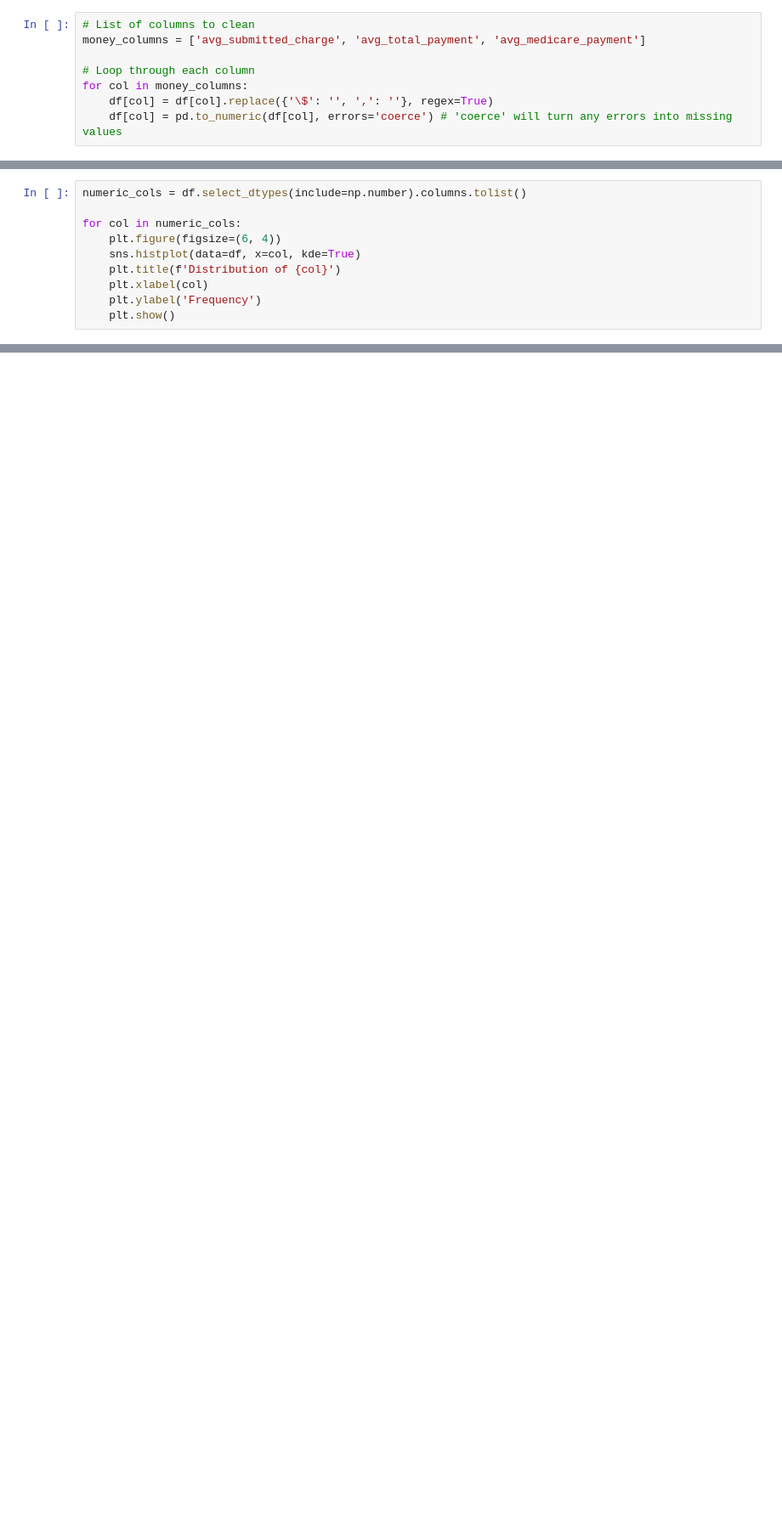
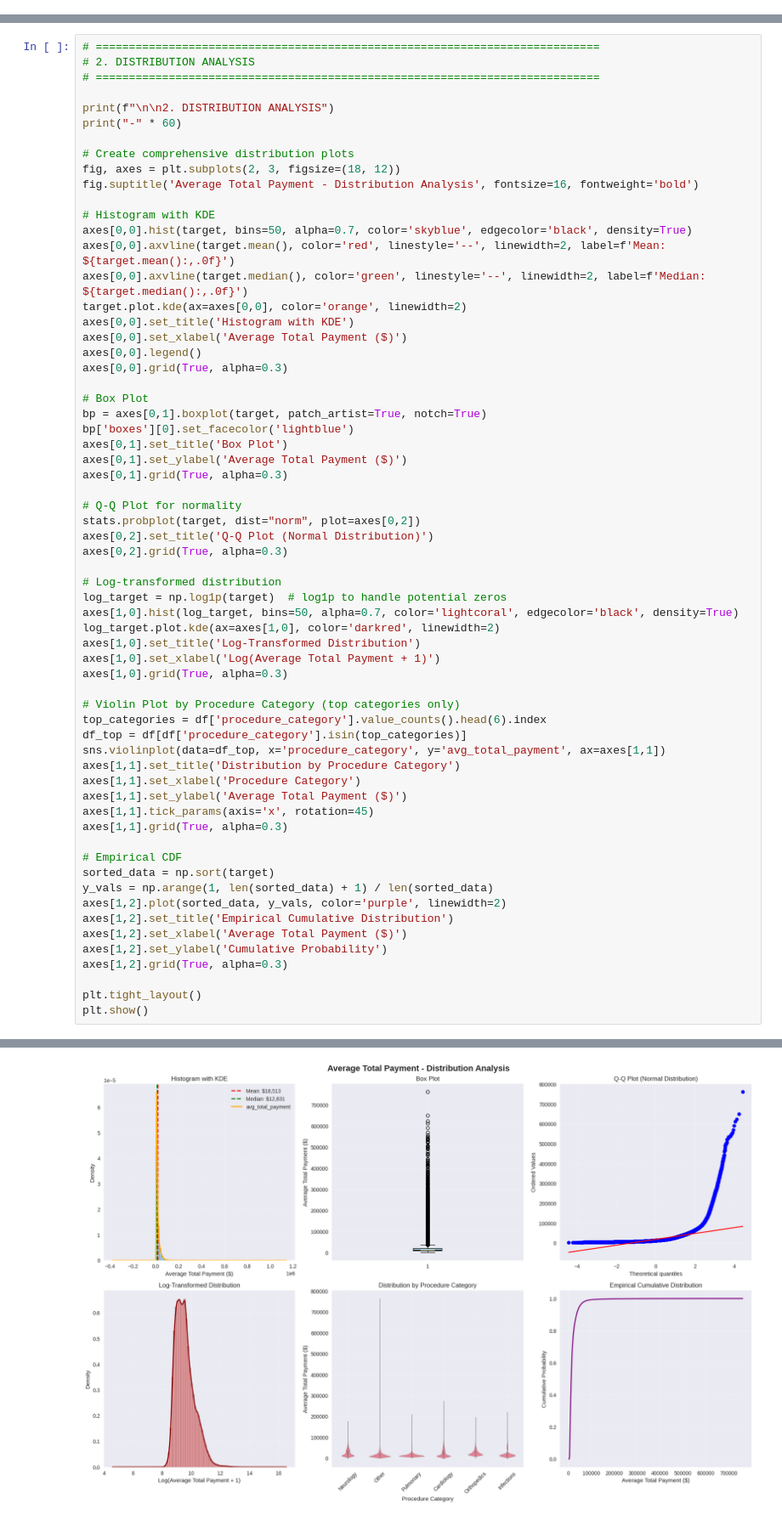
Before and after one commit to amrgaberM/medical-cost-predictor, a Jupyter notebook: notebooks/4_phase_2_data_cleaning_and_eda.ipynb, the cells around one changed output, grey strips where cells are left out. Shown at 85% size. Saved outputs shown, nothing was run; the diff lists cells and outputs as text; blank space fills up the shorter version.

```diff
--- a/notebooks/4_phase_2_data_cleaning_and_eda.ipynb
+++ b/notebooks/4_phase_2_data_cleaning_and_eda.ipynb
@@ -145,8 +0,0 @@ memory usage: 7.8+ MB
-# %%
-# List of columns to clean
-money_columns = ['avg_submitted_charge', 'avg_total_payment', 'avg_medicare_payment']
-
-# Loop through each column
-for col in money_columns:
-    df[col] = df[col].replace({'\$': '', ',': ''}, regex=True)
-    df[col] = pd.to_numeric(df[col], errors='coerce') # 'coerce' will turn any errors into missing values
@@ -202,10 +0,0 @@ An initial statistical summary of the cleaned CMS Inpatient Hospital data has pr
-# %%
-numeric_cols = df.select_dtypes(include=np.number).columns.tolist()
-
-for col in numeric_cols:
-    plt.figure(figsize=(6, 4))
-    sns.histplot(data=df, x=col, kde=True)
-    plt.title(f'Distribution of {col}')
-    plt.xlabel(col)
-    plt.ylabel('Frequency')
-    plt.show()
@@ -305,0 +151,64 @@ Name: count, dtype: int64
+# %%
+# ============================================================================
+# 2. DISTRIBUTION ANALYSIS
+# ============================================================================
+
+print(f"\n\n2. DISTRIBUTION ANALYSIS")
+print("-" * 60)
+
+# Create comprehensive distribution plots
+fig, axes = plt.subplots(2, 3, figsize=(18, 12))
+fig.suptitle('Average Total Payment - Distribution Analysis', fontsize=16, fontweight='bold')
+
+# Histogram with KDE
+axes[0,0].hist(target, bins=50, alpha=0.7, color='skyblue', edgecolor='black', density=True)
+axes[0,0].axvline(target.mean(), color='red', linestyle='--', linewidth=2, label=f'Mean: ${target.mean():,.0f}')
+axes[0,0].axvline(target.median(), color='green', linestyle='--', linewidth=2, label=f'Median: ${target.median():,.0f}')
+target.plot.kde(ax=axes[0,0], color='orange', linewidth=2)
+axes[0,0].set_title('Histogram with KDE')
+axes[0,0].set_xlabel('Average Total Payment ($)')
+axes[0,0].legend()
+axes[0,0].grid(True, alpha=0.3)
+
+# Box Plot
+bp = axes[0,1].boxplot(target, patch_artist=True, notch=True)
+bp['boxes'][0].set_facecolor('lightblue')
+axes[0,1].set_title('Box Plot')
+axes[0,1].set_ylabel('Average Total Payment ($)')
+axes[0,1].grid(True, alpha=0.3)
+
+# Q-Q Plot for normality
+stats.probplot(target, dist="norm", plot=axes[0,2])
+axes[0,2].set_title('Q-Q Plot (Normal Distribution)')
+axes[0,2].grid(True, alpha=0.3)
+
+# Log-transformed distribution
+log_target = np.log1p(target)  # log1p to handle potential zeros
+axes[1,0].hist(log_target, bins=50, alpha=0.7, color='lightcoral', edgecolor='black', density=True)
+log_target.plot.kde(ax=axes[1,0], color='darkred', linewidth=2)
+axes[1,0].set_title('Log-Transformed Distribution')
+axes[1,0].set_xlabel('Log(Average Total Payment + 1)')
+axes[1,0].grid(True, alpha=0.3)
+
+# Violin Plot by Procedure Category (top categories only)
+top_categories = df['procedure_category'].value_counts().head(6).index
+df_top = df[df['procedure_category'].isin(top_categories)]
+sns.violinplot(data=df_top, x='procedure_category', y='avg_total_payment', ax=axes[1,1])
+axes[1,1].set_title('Distribution by Procedure Category')
+axes[1,1].set_xlabel('Procedure Category')
+axes[1,1].set_ylabel('Average Total Payment ($)')
+axes[1,1].tick_params(axis='x', rotation=45)
+axes[1,1].grid(True, alpha=0.3)
+
+# Empirical CDF
+sorted_data = np.sort(target)
+y_vals = np.arange(1, len(sorted_data) + 1) / len(sorted_data)
+axes[1,2].plot(sorted_data, y_vals, color='purple', linewidth=2)
+axes[1,2].set_title('Empirical Cumulative Distribution')
+axes[1,2].set_xlabel('Average Total Payment ($)')
+axes[1,2].set_ylabel('Cumulative Probability')
+axes[1,2].grid(True, alpha=0.3)
+
+plt.tight_layout()
+plt.show()
+# %% [output]
@@ -305,0 +217 @@ Name: count, dtype: int64
+[figure, added]
```
Also changed, not shown: parts of 31 cells of this notebook.
